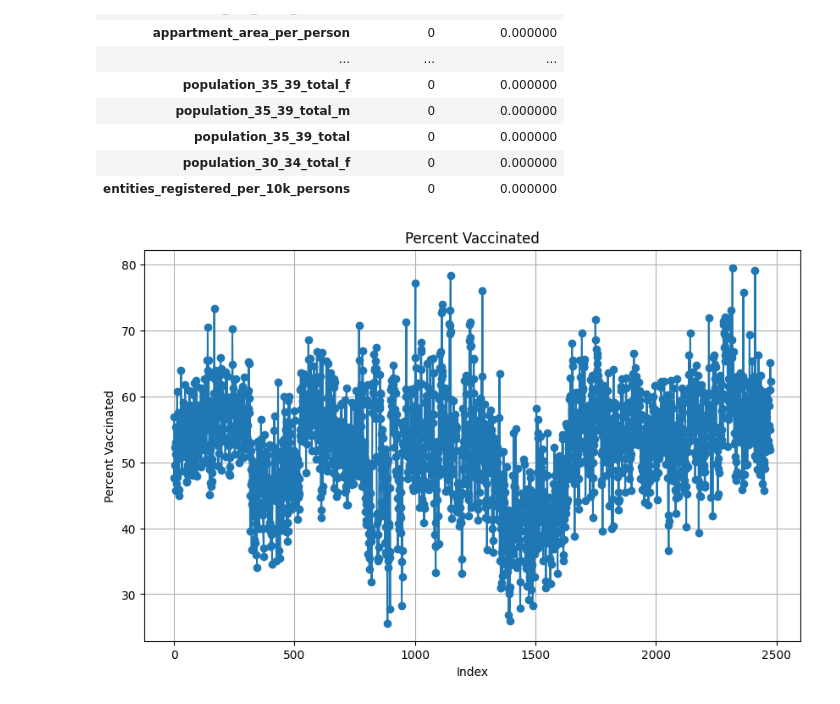
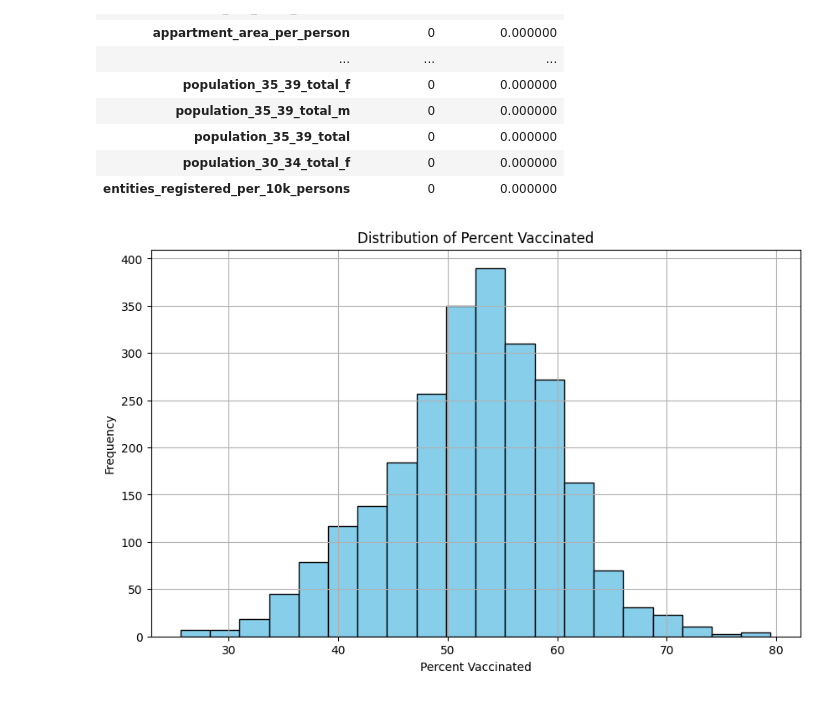
Before and after one commit to Nhan0812/WEC2024, a Jupyter notebook: WEC2024.ipynb, the cells around one changed output. Cells and saved outputs as stored; diff of their text form; code cells hidden in the pictures.

```diff
--- a/WEC2024.ipynb
+++ b/WEC2024.ipynb
@@ -192,11 +192,11 @@ fig.show()
 # %%
 # Assuming data_muni is your DataFrame with 'percent_vaccinated' column
 plt.figure(figsize=(10, 6))
-plt.plot(data_muni["percent_vaccinated"], marker="o", linestyle="-")
-plt.title("Percent Vaccinated")
-plt.xlabel("Index")
-plt.ylabel("Percent Vaccinated")
+plt.hist(data_muni["percent_vaccinated"], bins=20, color="skyblue", edgecolor="black")
+plt.title("Distribution of Percent Vaccinated")
+plt.xlabel("Percent Vaccinated")
+plt.ylabel("Frequency")
 plt.grid(True)
 plt.show()
 # %% [output]
-[figure, old version]
+[figure, new version]
```
Also changed, not shown: parts of 6 cells of this notebook, 2 other files.
